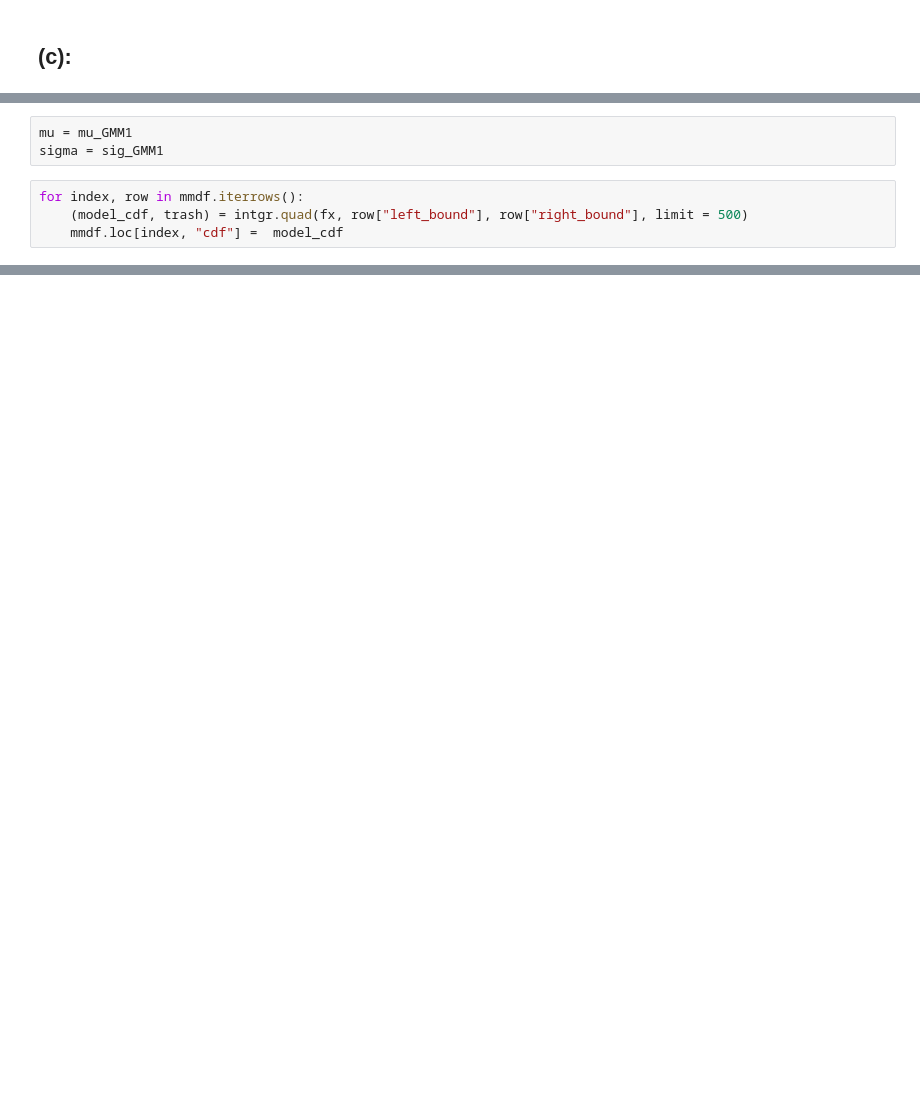
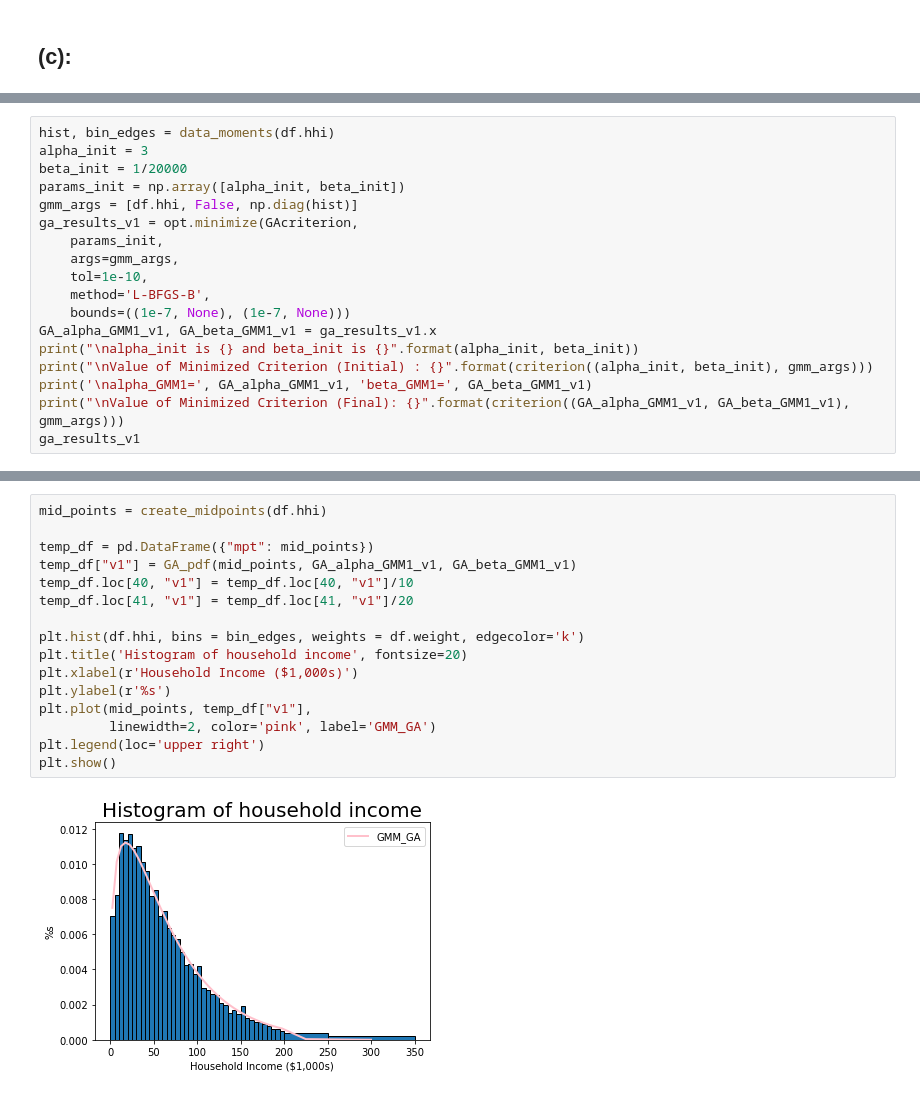
Before and after one commit to xiangyum/StructEst_W20, a Jupyter notebook: ProblemSets/PS3/xiangyu_ps3.ipynb, the cells around one changed output, grey strips where cells are left out. Cells and saved outputs as stored; diff of their text form; blank space fills up the shorter version.

```diff
--- a/ProblemSets/PS3/xiangyu_ps3.ipynb
+++ b/ProblemSets/PS3/xiangyu_ps3.ipynb
@@ -239,7 +60,0 @@ fx = lambda x: lognormal_pdf(x, mu, sigma)
-# %%
-mu = mu_GMM1
-sigma = sig_GMM1
-# %%
-for index, row in mmdf.iterrows():
-    (model_cdf, trash) = intgr.quad(fx, row["left_bound"], row["right_bound"], limit = 500)
-    mmdf.loc[index, "cdf"] =  model_cdf
@@ -267,0 +330,18 @@ err_vec.T @ W @ err_vec
+# %%
+hist, bin_edges = data_moments(df.hhi)
+alpha_init = 3
+beta_init = 1/20000
+params_init = np.array([alpha_init, beta_init])
+gmm_args = [df.hhi, False, np.diag(hist)]
+ga_results_v1 = opt.minimize(GAcriterion,
+    params_init,
+    args=gmm_args,
+    tol=1e-10,
+    method='L-BFGS-B',
+    bounds=((1e-7, None), (1e-7, None)))
+GA_alpha_GMM1_v1, GA_beta_GMM1_v1 = ga_results_v1.x
+print("\nalpha_init is {} and beta_init is {}".format(alpha_init, beta_init))
+print("\nValue of Minimized Criterion (Initial) : {}".format(criterion((alpha_init, beta_init), gmm_args)))
+print('\nalpha_GMM1=', GA_alpha_GMM1_v1, 'beta_GMM1=', GA_beta_GMM1_v1)
+print("\nValue of Minimized Criterion (Final): {}".format(criterion((GA_alpha_GMM1_v1, GA_beta_GMM1_v1), gmm_args)))
+ga_results_v1
@@ -267,0 +365,18 @@ err_vec.T @ W @ err_vec
+# %%
+mid_points = create_midpoints(df.hhi)
+
+temp_df = pd.DataFrame({"mpt": mid_points})
+temp_df["v1"] = GA_pdf(mid_points, GA_alpha_GMM1_v1, GA_beta_GMM1_v1)
+temp_df.loc[40, "v1"] = temp_df.loc[40, "v1"]/10
+temp_df.loc[41, "v1"] = temp_df.loc[41, "v1"]/20
+
+plt.hist(df.hhi, bins = bin_edges, weights = df.weight, edgecolor='k')
+plt.title('Histogram of household income', fontsize=20)
+plt.xlabel(r'Household Income ($1,000s)')
+plt.ylabel(r'%s')
+plt.plot(mid_points, temp_df["v1"],
+         linewidth=2, color='pink', label='GMM_GA')
+plt.legend(loc='upper right')
+plt.show()
+# %% [output]
+[figure, added]
```
Also changed, not shown: parts of 50 cells of this notebook, 4 other files.
